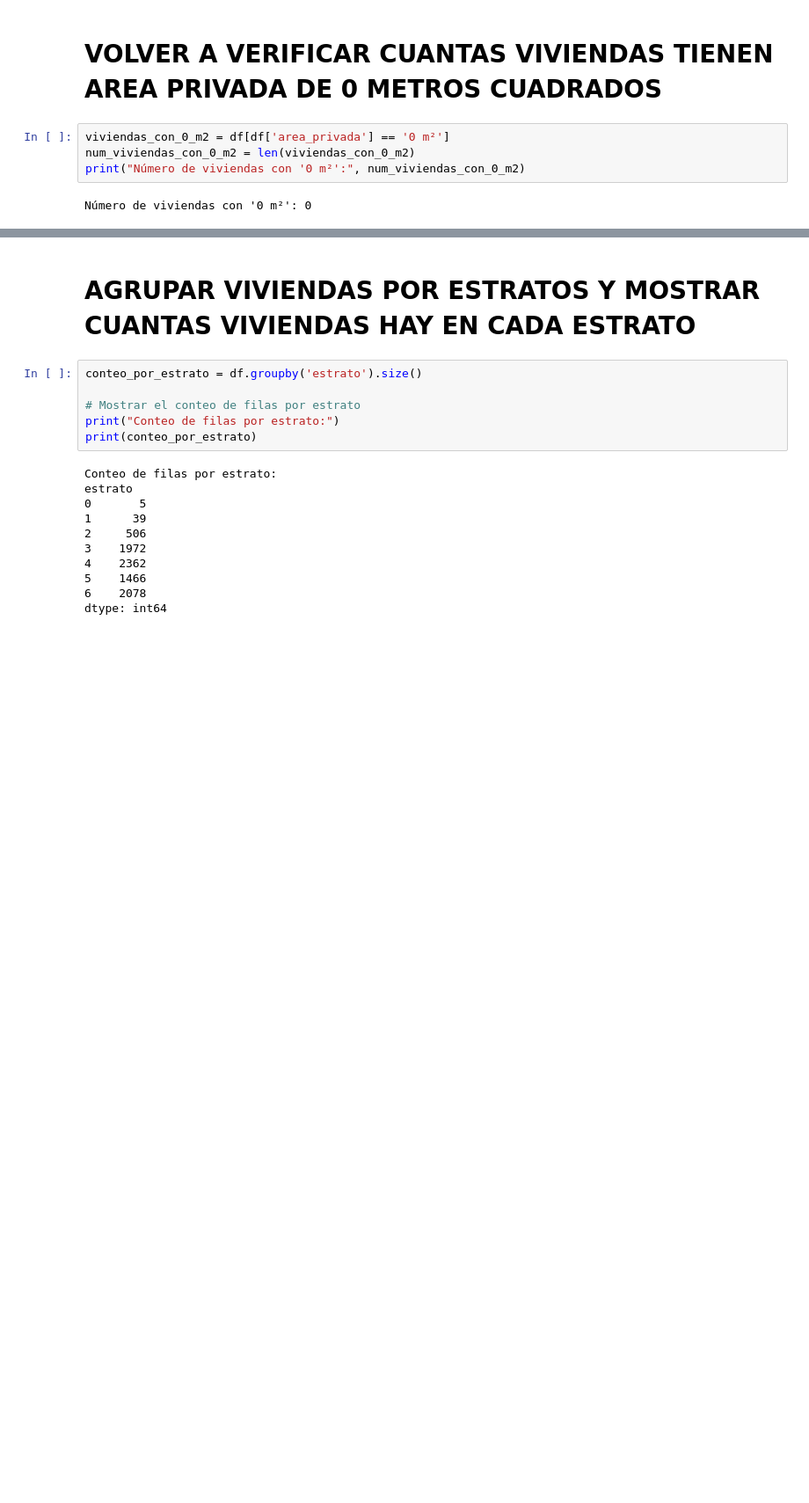
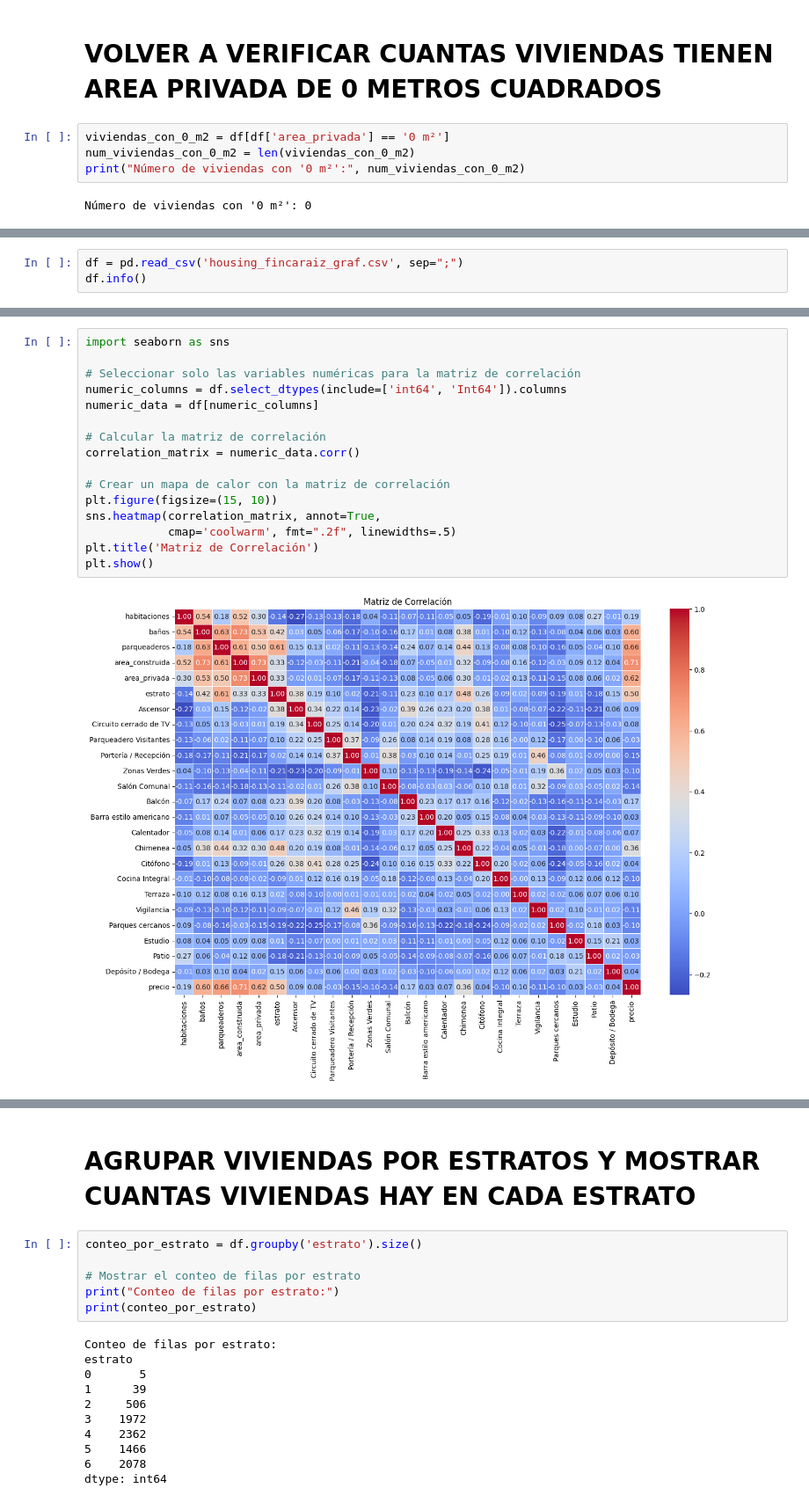
Before and after one commit to joseluishernandezclaros/PROYECTOFINALANALISISDEDATOS, a Jupyter notebook: PROYECTOFINAL.ipynb, the cells around one changed output, grey strips where cells are left out. Shown at 88% size. Drawn from its saved outputs; the diff is of its cells as text; blank space fills up the shorter version.

```diff
--- a/PROYECTOFINAL.ipynb
+++ b/PROYECTOFINAL.ipynb
@@ -182,0 +233,3 @@ Número de viviendas con '0 m²': 0
+# %%
+df = pd.read_csv('housing_fincaraiz_graf.csv', sep=";")
+df.info()
@@ -182,0 +342,18 @@ Número de viviendas con '0 m²': 0
+# %%
+import seaborn as sns
+
+# Seleccionar solo las variables numéricas para la matriz de correlación
+numeric_columns = df.select_dtypes(include=['int64', 'Int64']).columns
+numeric_data = df[numeric_columns]
+
+# Calcular la matriz de correlación
+correlation_matrix = numeric_data.corr()
+
+# Crear un mapa de calor con la matriz de correlación
+plt.figure(figsize=(15, 10))
+sns.heatmap(correlation_matrix, annot=True,
+            cmap='coolwarm', fmt=".2f", linewidths=.5)
+plt.title('Matriz de Correlación')
+plt.show()
+# %% [output]
+[figure, added]
```
Also changed, not shown: parts of 35 cells of this notebook, 13 other files.
